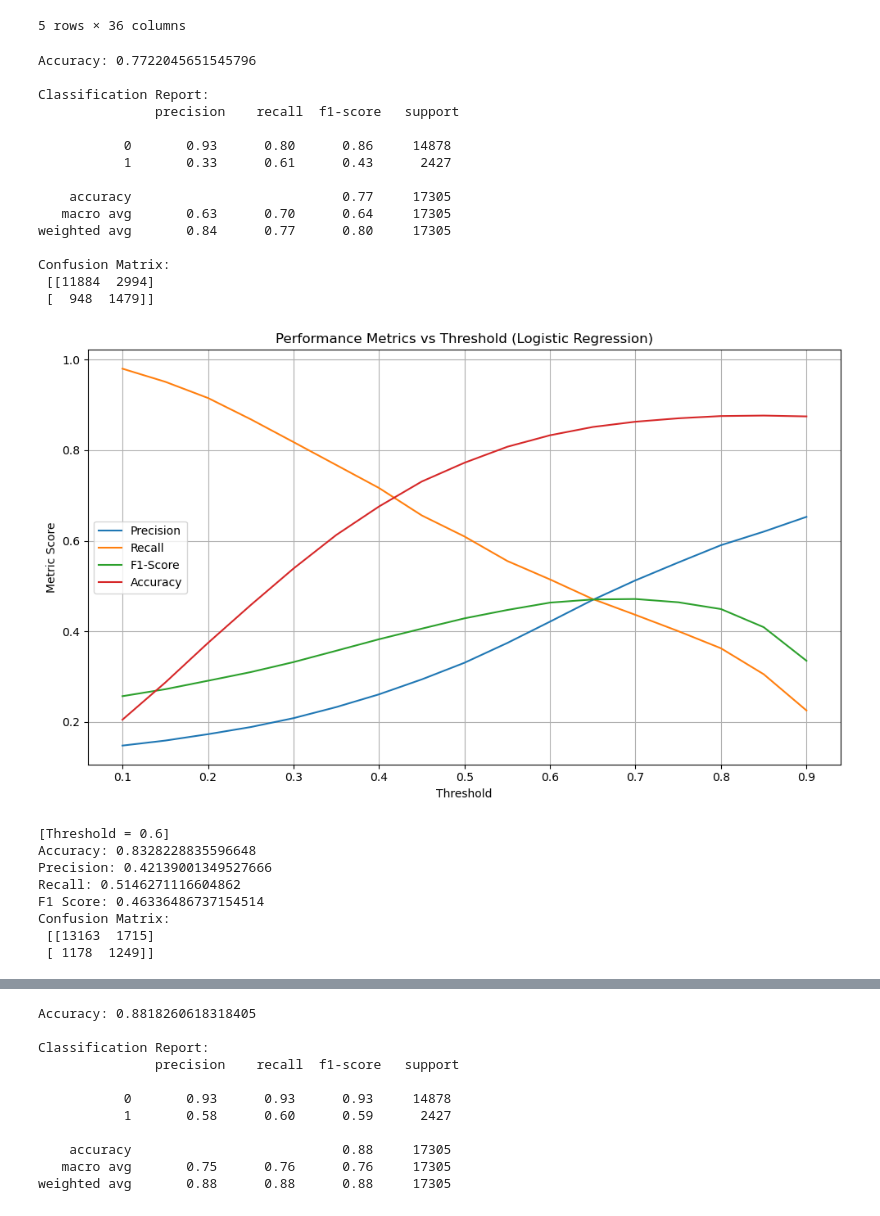
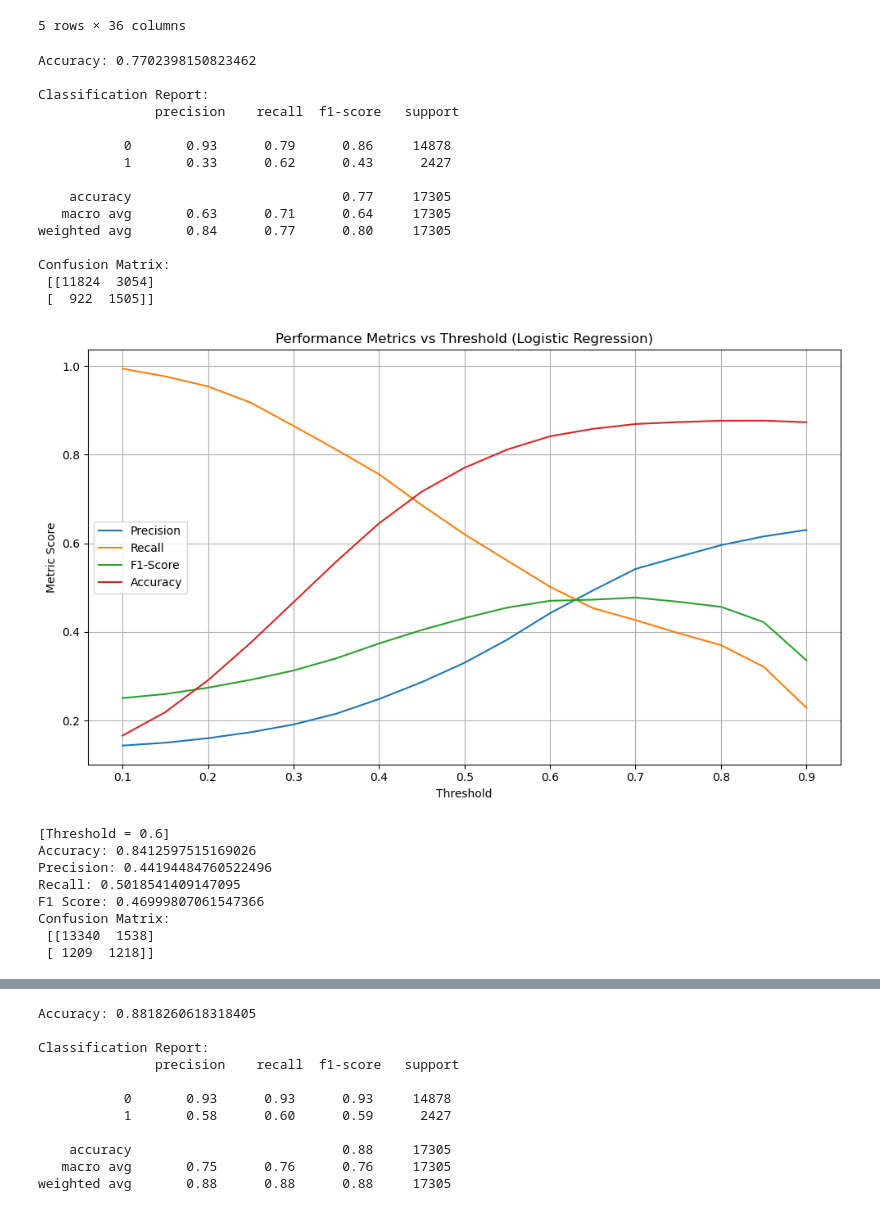
Before and after one commit to BILGI-IE-423/ie423-2024-2025-termproject-machine_can-t_learrning, a Jupyter notebook: Model_Trainings.ipynb, the cells around one changed output, grey strips where cells are left out. Drawn from its saved outputs; the diff is of its cells as text; code cells hidden in the pictures.

```diff
--- a/Model_Trainings.ipynb
+++ b/Model_Trainings.ipynb
@@ -50,7 +50,7 @@ genre_columns = [col for col in imdb.columns if col.startswith("genre_")]
 X_genres = imdb[genre_columns].fillna(0)
 
 # 7. TF-IDF (description)
-tfidf = TfidfVectorizer(max_features=5000, stop_words="english")
+tfidf = TfidfVectorizer(max_features=1000, stop_words="english")
 X_text = tfidf.fit_transform(X_text_raw)
 
 # 8. Sayısal veriyi standardize et
@@ -116,49 +116,49 @@ plt.plot(thresholds, f1_scores, label="F1-Score")
 plt.plot(thresholds, accuracies, label="Accuracy")
 plt.xlabel("Threshold")
 plt.ylabel("Metric Score")
 plt.title("Performance Metrics vs Threshold (Logistic Regression)")
 plt.legend()
 plt.grid(True)
 plt.tight_layout()
 plt.show()
 
 # Generalizes better
 # Manuel threshold değeri
-custom_threshold = 0.60
+custom_threshold = 0.6
 y_pred_manual = (y_proba >= custom_threshold).astype(int)
 
 # Raporlama
 print(f"\n[Threshold = {custom_threshold}]")
 print("Accuracy:", accuracy_score(y_test, y_pred_manual))
 print("Precision:", precision_score(y_test, y_pred_manual))
 print("Recall:", recall_score(y_test, y_pred_manual))
 print("F1 Score:", f1_score(y_test, y_pred_manual))
 print("Confusion Matrix:\n", confusion_matrix(y_test, y_pred_manual))
 # %% [output]
-Accuracy: 0.7722045651545796
+Accuracy: 0.7702398150823462
 
 Classification Report:
                precision    recall  f1-score   support
 
-           0       0.93      0.80      0.86     14878
-           1       0.33      0.61      0.43      2427
+           0       0.93      0.79      0.86     14878
+           1       0.33      0.62      0.43      2427
 
     accuracy                           0.77     17305
-   macro avg       0.63      0.70      0.64     17305
+   macro avg       0.63      0.71      0.64     17305
 weighted avg       0.84      0.77      0.80     17305
 
 Confusion Matrix:
- [[11884  2994]
- [  948  1479]]
+ [[11824  3054]
+ [  922  1505]]
-[figure, old version]
+[figure, new version]
 [Threshold = 0.6]
-Accuracy: 0.8328228835596648
-Precision: 0.42139001349527666
-Recall: 0.5146271116604862
-F1 Score: 0.46336486737154514
+Accuracy: 0.8412597515169026
+Precision: 0.44194484760522496
+Recall: 0.5018541409147095
+F1 Score: 0.46999807061547366
 Confusion Matrix:
- [[13163  1715]
- [ 1178  1249]]
+ [[13340  1538]
+ [ 1209  1218]]
 # %%
 #SVM Model training linear SVC C = 1
 
```
Also changed, not shown: parts of 3 cells of this notebook.
